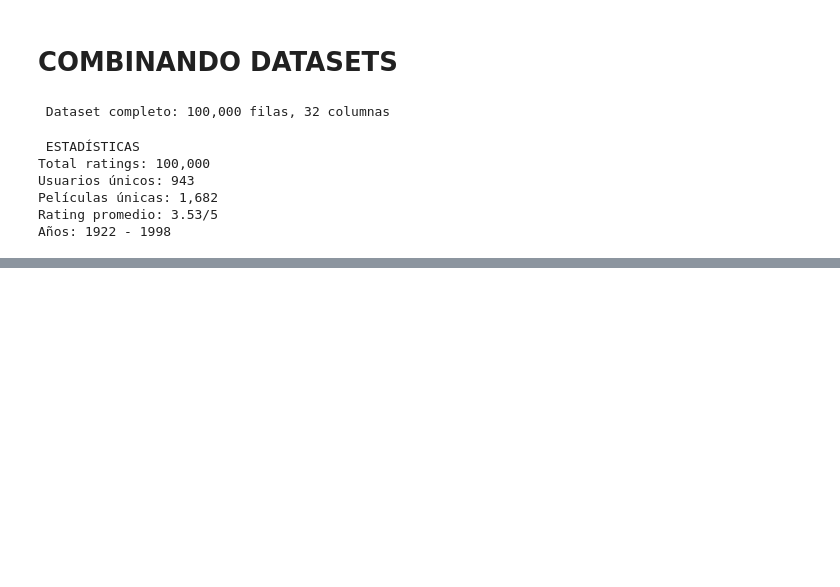
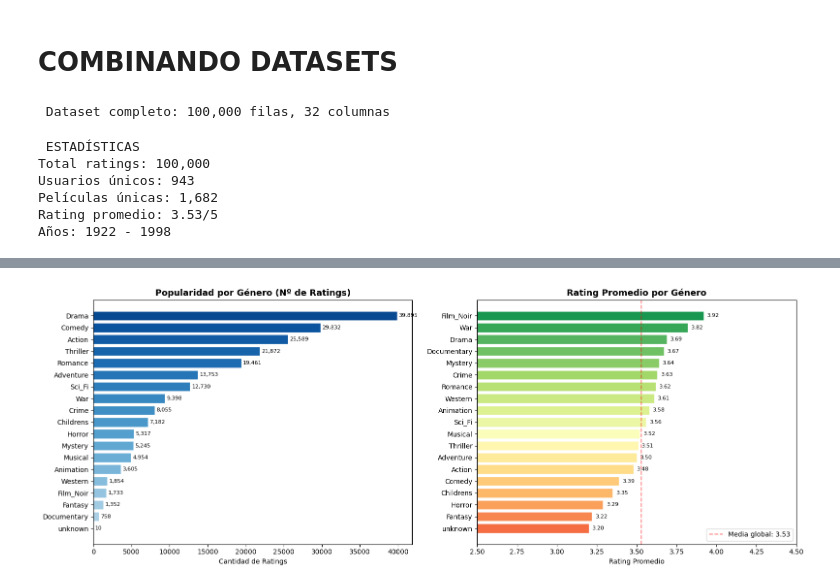
Before and after one commit to NNKTV28/4geeks_final_prod, a Jupyter notebook: src/explore.ipynb, the cells around one changed output, grey strips where cells are left out. Saved outputs shown, nothing was run; the diff lists cells and outputs as text; code cells hidden in the pictures; blank space fills up the shorter version.

```diff
--- a/src/explore.ipynb
+++ b/src/explore.ipynb
@@ -64,0 +216,29 @@ Años: 1922 - 1998
+# %%
+# ── 2.2 Visualización: Ratings y popularidad por género ──────────────────────
+fig, axes = plt.subplots(1, 2, figsize=(16, 6))
+
+# Gráfico 1: Número de ratings por género (horizontal)
+genre_sorted = genre_df.sort_values('num_ratings')
+colors_pop = plt.cm.Blues(np.linspace(0.3, 0.9, len(genre_sorted)))
+axes[0].barh(genre_sorted['genre'], genre_sorted['num_ratings'], color=colors_pop, edgecolor='white')
+axes[0].set_title('Popularidad por Género (Nº de Ratings)', fontsize=13, fontweight='bold')
+axes[0].set_xlabel('Cantidad de Ratings')
+for i, v in enumerate(genre_sorted['num_ratings']):
+    axes[0].text(v + 200, i, f'{v:,}', va='center', fontsize=8)
+
+# Gráfico 2: Rating promedio por género (horizontal)
+genre_sorted_rating = genre_df.sort_values('avg_rating')
+colors_rat = plt.cm.RdYlGn(np.linspace(0.2, 0.9, len(genre_sorted_rating)))
+axes[1].barh(genre_sorted_rating['genre'], genre_sorted_rating['avg_rating'], color=colors_rat, edgecolor='white')
+axes[1].set_title('Rating Promedio por Género', fontsize=13, fontweight='bold')
+axes[1].set_xlabel('Rating Promedio')
+axes[1].set_xlim(2.5, 4.5)
+axes[1].axvline(x=df['rating'].mean(), color='red', linestyle='--', alpha=0.5, label=f'Media global: {df["rating"].mean():.2f}')
+axes[1].legend()
+for i, v in enumerate(genre_sorted_rating['avg_rating']):
+    axes[1].text(v + 0.02, i, f'{v:.2f}', va='center', fontsize=8)
+
+plt.tight_layout()
+plt.show()
+# %% [output]
+[figure, added]
```
Also changed, not shown: parts of 11 cells of this notebook, 2 other files.
